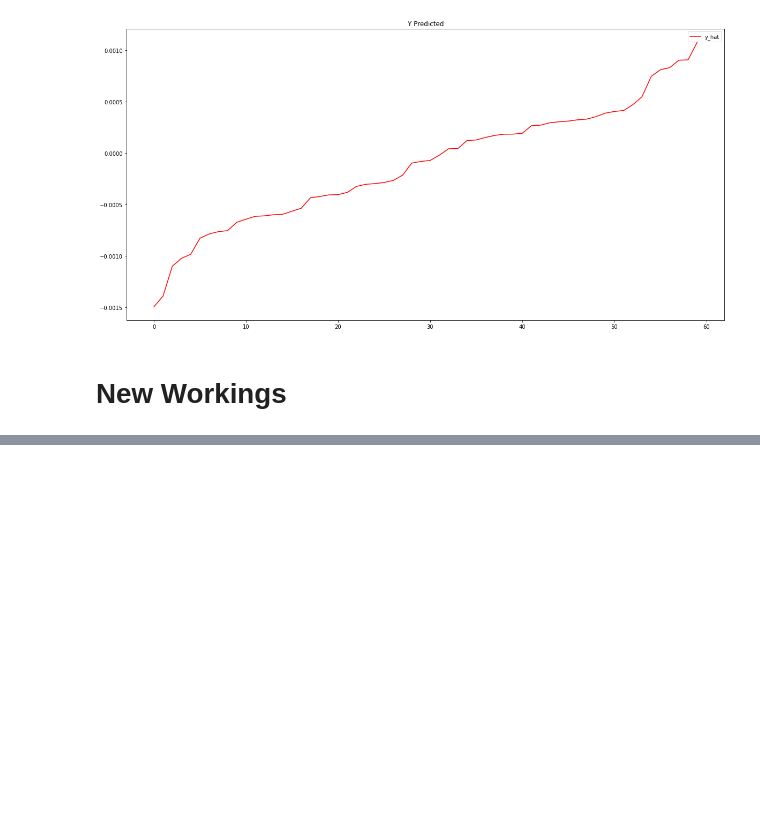
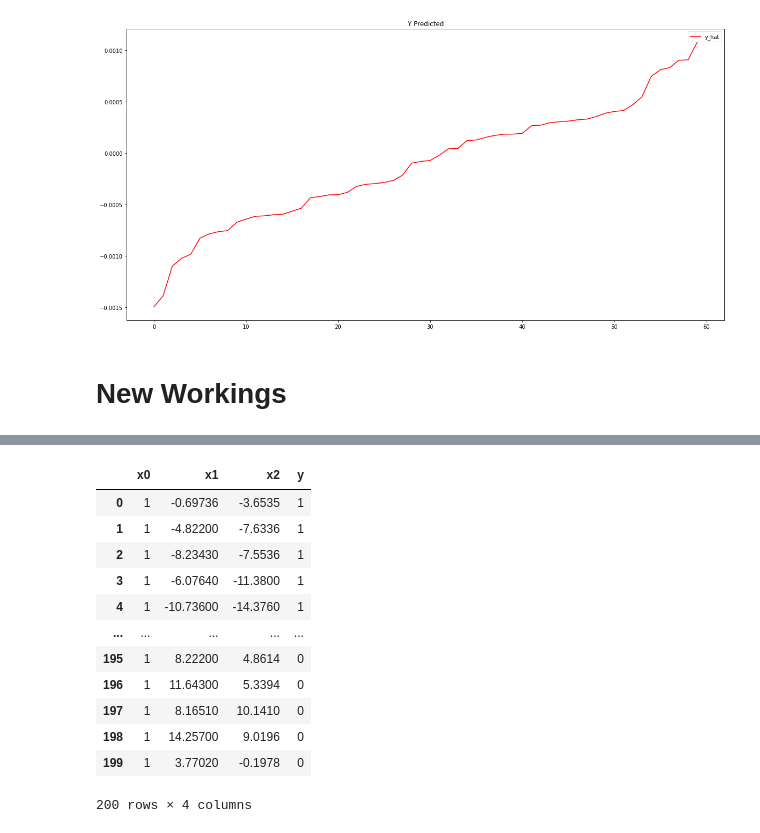
Before and after one commit to Ashirbad-Sarangi/logistic_regression, a Jupyter notebook: codes/logistic_regression.ipynb, the cells around one changed output, grey strips where cells are left out. Cells and saved outputs as stored; diff of their text form; code cells hidden in the pictures; blank space fills up the shorter version.

```diff
--- a/codes/logistic_regression.ipynb
+++ b/codes/logistic_regression.ipynb
@@ -161,11 +163,9 @@ F1 Score :  6666.67 %
 # %%
-# def __init__(filename, alphas, number_of_iterations, training_perc, threshold = 0.5) :
-#     filename = filename
-#     threshold = threshold
-#     alphas = alphas
-#     k = number_of_iterations
-#     training_perc = training_perc
-#     load_data()
+# filename = filename
+# threshold = threshold
+# alphas = alphas
+# k = number_of_iterations
+# training_perc = training_perc
 
 def load_data():
     df_data = analytics.read_csv(filename+".csv")
@@ -177,11 +177,12 @@ def load_data():
     df_data = df_data[cols]
     df_data['y'] = df_data['y'].replace(-1,0)
 
-    df_data_changed = df_data.drop(['x0','y'],axis = 1)
-    df_data_changed['y']  = 0
-    df_data_changed.to_csv(filename+'_changed.csv',index=False,header=False)
-    df_data = df_data
-    find_weights()
+#     df_data_changed = df_data.drop(['x0','y'],axis = 1)
+#     df_data_changed['y']  = 0
+#     df_data_changed.to_csv(filename+'_changed.csv',index=False,header=False)
+#     df_data = df_data
+    return df_data
+    #     find_weights()
 
 
 def find_weights():
@@ -307,0 +284,18 @@ F1 Score :  6666.67 %
+# %%
+df_data = load_data()
+# %%
+df_data
+# %% [output]
+|  | x0 | x1 | x2 | y |
+| 0 | 1 | -0.69736 | -3.6535 | 1 |
+| 1 | 1 | -4.82200 | -7.6336 | 1 |
+| 2 | 1 | -8.23430 | -7.5536 | 1 |
+| 3 | 1 | -6.07640 | -11.3800 | 1 |
+| 4 | 1 | -10.73600 | -14.3760 | 1 |
+| ... | ... | ... | ... | ... |
+| 195 | 1 | 8.22200 | 4.8614 | 0 |
+| 196 | 1 | 11.64300 | 5.3394 | 0 |
+| 197 | 1 | 8.16510 | 10.1410 | 0 |
+| 198 | 1 | 14.25700 | 9.0196 | 0 |
+| 199 | 1 | 3.77020 | -0.1978 | 0 |
+200 rows × 4 columns
```
Also changed, not shown: parts of 13 cells of this notebook.
